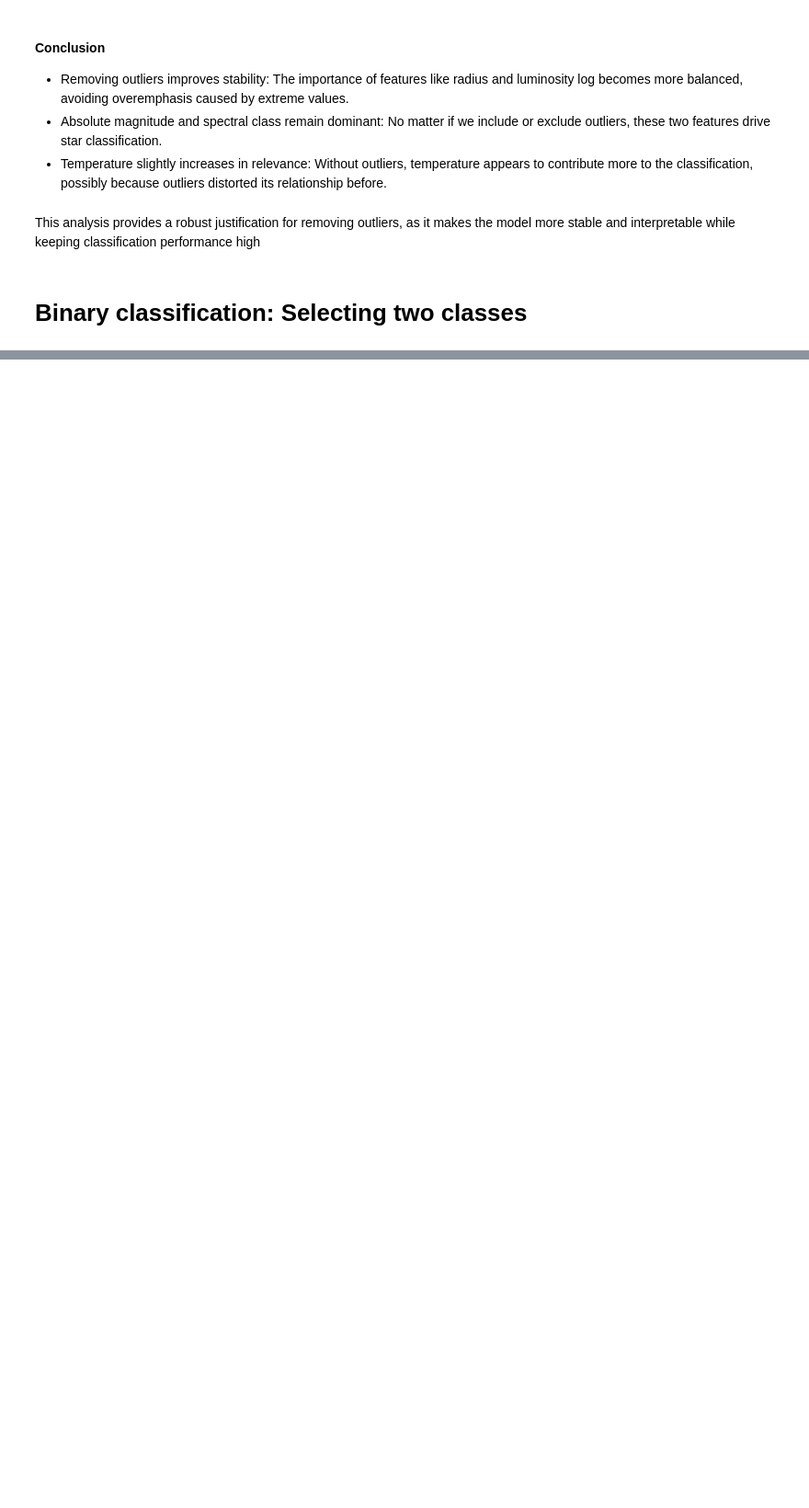
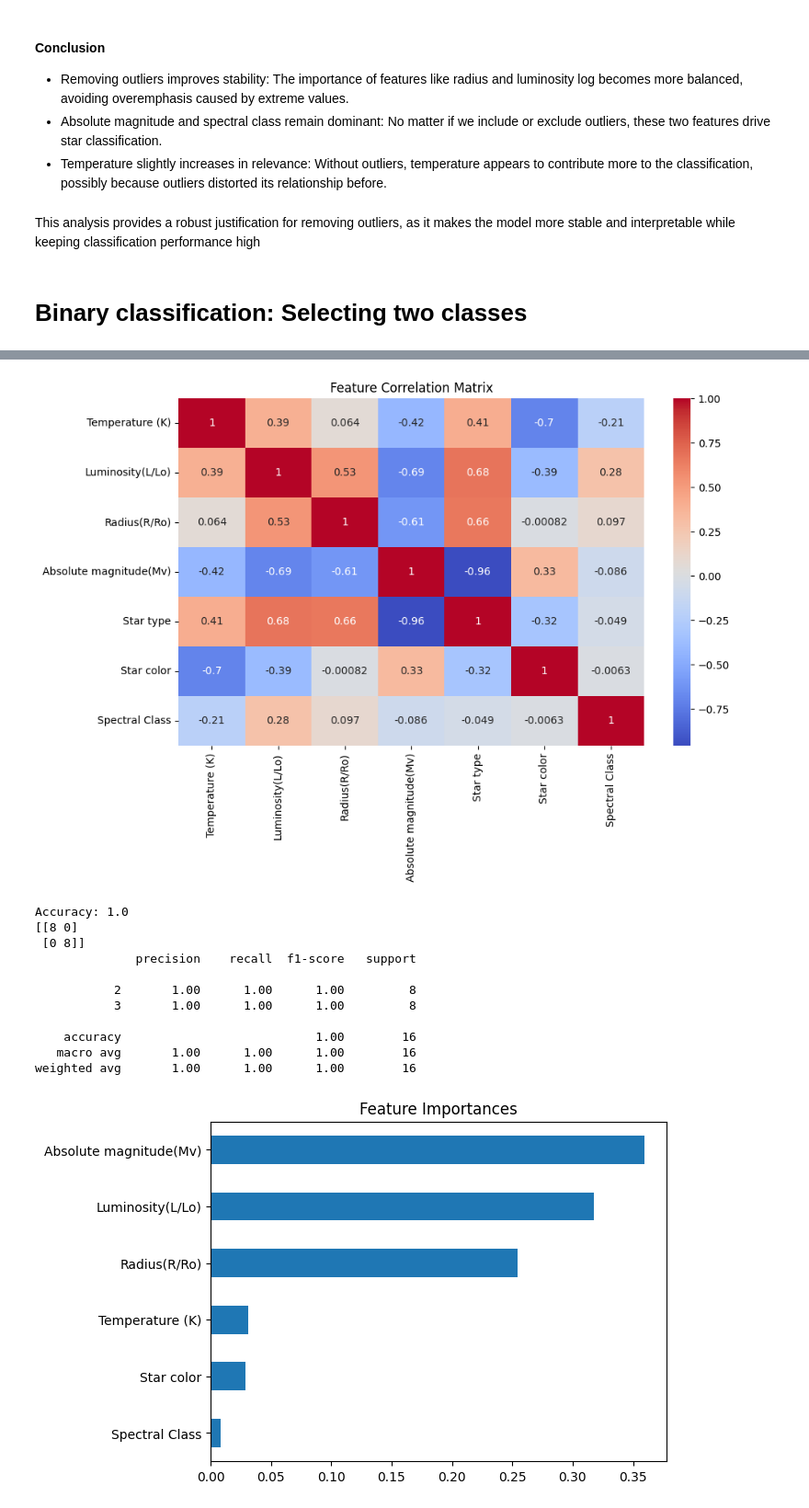
Before and after one commit to YassinTalhaoui/MA-Thesis-ML-Applied-to-stars, a Jupyter notebook: stars-extended-analysis.ipynb, the cells around one changed output, grey strips where cells are left out. Shown at 92% size. Cells and saved outputs as stored; diff of their text form; code cells hidden in the pictures; blank space fills up the shorter version.

Commit message:
Kaggle Notebook | stars-extended-analysis.ipynb | Version 2

```diff
--- a/stars-extended-analysis.ipynb
+++ b/stars-extended-analysis.ipynb
@@ -659,0 +593,60 @@ memory usage: 15.1 KB
+# %%
+import pandas as pd
+import numpy as np
+import matplotlib.pyplot as plt
+import seaborn as sns
+from sklearn.model_selection import train_test_split
+from sklearn.preprocessing import LabelEncoder, StandardScaler
+from sklearn.ensemble import RandomForestClassifier
+from sklearn.metrics import classification_report, confusion_matrix, accuracy_score
+
+# Load dataset
+df = pd.read_csv("/kaggle/input/6 class csv.csv")
+# Display first few rows
+display(df.head())
+
+# Basic info and missing values
+print(df.info())
+print(df.isnull().sum())
+
+# Encoding categorical variables
+le_color = LabelEncoder()
+df['Star color'] = le_color.fit_transform(df['Star color'])
+
+le_spectral = LabelEncoder()
+df['Spectral Class'] = le_spectral.fit_transform(df['Spectral Class'])
+
+# Correlation matrix
+plt.figure(figsize=(10,6))
+sns.heatmap(df.corr(), annot=True, cmap='coolwarm')
+plt.title('Feature Correlation Matrix')
+plt.show()
+
+# Binary classification: Selecting two classes
+df_binary = df[df['Star type'].isin([2, 3])]  # Example: White Dwarf vs. Main Sequence
+X = df_binary.drop(columns=['Star type'])
+y = df_binary['Star type']
+
+# Split data
+X_train, X_test, y_train, y_test = train_test_split(X, y, test_size=0.2, random_state=42)
+
+# Standardizing numerical features
+scaler = StandardScaler()
+X_train = scaler.fit_transform(X_train)
+X_test = scaler.transform(X_test)
+
+# Train classifier (Random Forest as example)
+clf = RandomForestClassifier(n_estimators=100, random_state=42)
+clf.fit(X_train, y_train)
+y_pred = clf.predict(X_test)
+
+# Evaluation
+print("Accuracy:", accuracy_score(y_test, y_pred))
+print(confusion_matrix(y_test, y_pred))
+print(classification_report(y_test, y_pred))
+
+# Feature importance
+importances = pd.Series(clf.feature_importances_, index=df_binary.drop(columns=['Star type']).columns)
+importances.sort_values().plot(kind='barh', title='Feature Importances')
+plt.show()
+# %% [output]
@@ -659,0 +676,13 @@ memory usage: 15.1 KB
+[figure, added]
+Accuracy: 1.0
+[[8 0]
+ [0 8]]
+              precision    recall  f1-score   support
+
+           2       1.00      1.00      1.00         8
+           3       1.00      1.00      1.00         8
+
+    accuracy                           1.00        16
+   macro avg       1.00      1.00      1.00        16
+weighted avg       1.00      1.00      1.00        16
+[figure, added]
```
Also changed, not shown: parts of 22 cells of this notebook.
